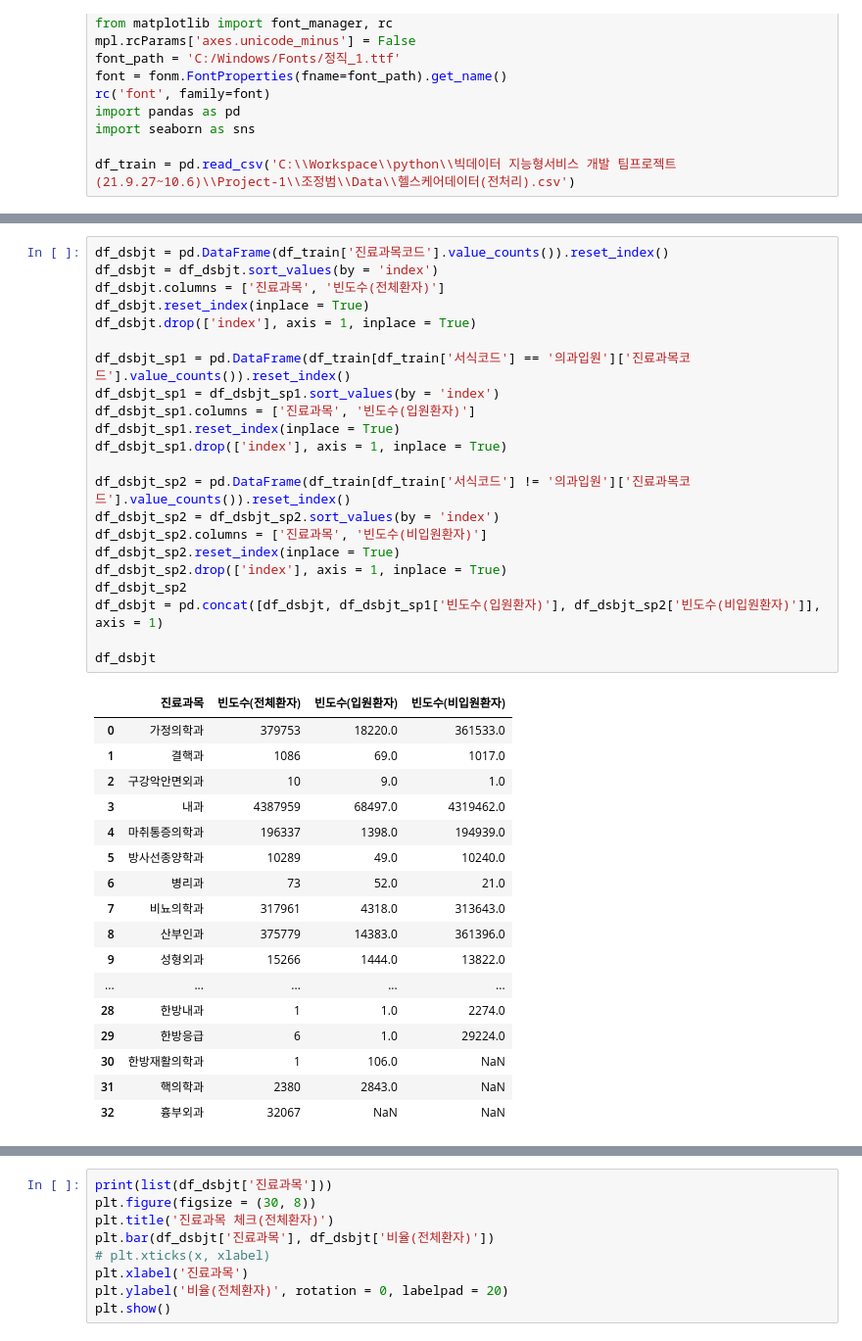
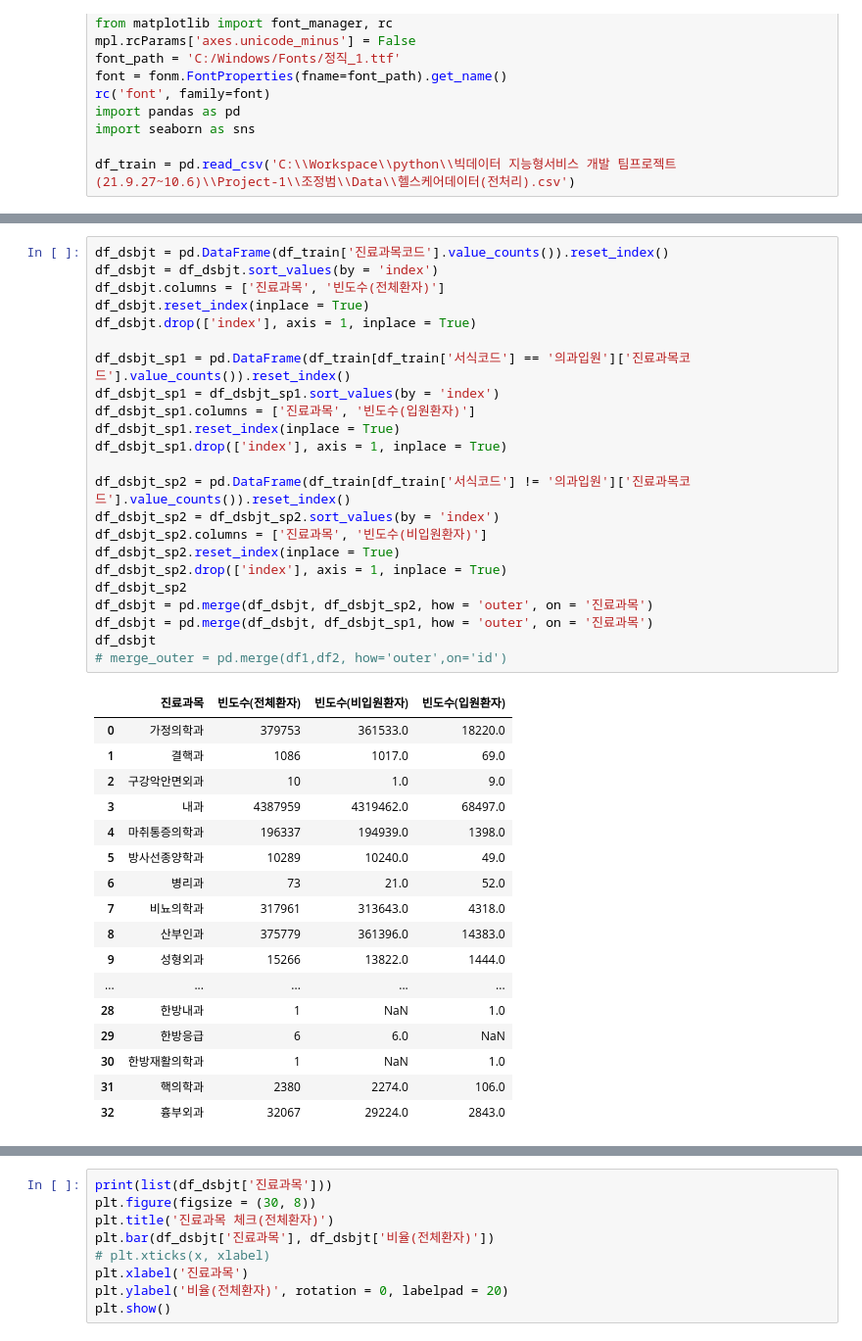
Before and after one commit to Data-PPOGAEGI/Project-1, a Jupyter notebook: 조정범/데이터 전처리 및 시각화2.ipynb, the cells around one changed output, grey strips where cells are left out. Shown at 98% size. Cells and saved outputs as stored; diff of their text form.

```diff
--- a/조정범/데이터 전처리 및 시각화2.ipynb
+++ b/조정범/데이터 전처리 및 시각화2.ipynb
@@ -22,43 +22,44 @@ df_train.head(2)
 # %%
 df_dsbjt = pd.DataFrame(df_train['진료과목코드'].value_counts()).reset_index()
 df_dsbjt = df_dsbjt.sort_values(by = 'index')
 df_dsbjt.columns = ['진료과목', '빈도수(전체환자)']
 df_dsbjt.reset_index(inplace = True)
 df_dsbjt.drop(['index'], axis = 1, inplace = True)
 
 df_dsbjt_sp1 = pd.DataFrame(df_train[df_train['서식코드'] == '의과입원']['진료과목코드'].value_counts()).reset_index()
 df_dsbjt_sp1 = df_dsbjt_sp1.sort_values(by = 'index')
 df_dsbjt_sp1.columns = ['진료과목', '빈도수(입원환자)']
 df_dsbjt_sp1.reset_index(inplace = True)
 df_dsbjt_sp1.drop(['index'], axis = 1, inplace = True)
 
 df_dsbjt_sp2 = pd.DataFrame(df_train[df_train['서식코드'] != '의과입원']['진료과목코드'].value_counts()).reset_index()
 df_dsbjt_sp2 = df_dsbjt_sp2.sort_values(by = 'index')
 df_dsbjt_sp2.columns = ['진료과목', '빈도수(비입원환자)']
 df_dsbjt_sp2.reset_index(inplace = True)
 df_dsbjt_sp2.drop(['index'], axis = 1, inplace = True)
 df_dsbjt_sp2
-df_dsbjt = pd.concat([df_dsbjt, df_dsbjt_sp1['빈도수(입원환자)'], df_dsbjt_sp2['빈도수(비입원환자)']], axis = 1)
-
+df_dsbjt = pd.merge(df_dsbjt, df_dsbjt_sp2, how = 'outer', on = '진료과목')
+df_dsbjt = pd.merge(df_dsbjt, df_dsbjt_sp1, how = 'outer', on = '진료과목')
 df_dsbjt
+# merge_outer = pd.merge(df1,df2, how='outer',on='id')
 # %% [output]
-|  | 진료과목 | 빈도수(전체환자) | 빈도수(입원환자) | 빈도수(비입원환자) |
-| 0 | 가정의학과 | 379753 | 18220.0 | 361533.0 |
-| 1 | 결핵과 | 1086 | 69.0 | 1017.0 |
-| 2 | 구강악안면외과 | 10 | 9.0 | 1.0 |
-| 3 | 내과 | 4387959 | 68497.0 | 4319462.0 |
-| 4 | 마취통증의학과 | 196337 | 1398.0 | 194939.0 |
-| 5 | 방사선종양학과 | 10289 | 49.0 | 10240.0 |
-| 6 | 병리과 | 73 | 52.0 | 21.0 |
-| 7 | 비뇨의학과 | 317961 | 4318.0 | 313643.0 |
-| 8 | 산부인과 | 375779 | 14383.0 | 361396.0 |
-| 9 | 성형외과 | 15266 | 1444.0 | 13822.0 |
+|  | 진료과목 | 빈도수(전체환자) | 빈도수(비입원환자) | 빈도수(입원환자) |
+| 0 | 가정의학과 | 379753 | 361533.0 | 18220.0 |
+| 1 | 결핵과 | 1086 | 1017.0 | 69.0 |
+| 2 | 구강악안면외과 | 10 | 1.0 | 9.0 |
+| 3 | 내과 | 4387959 | 4319462.0 | 68497.0 |
+| 4 | 마취통증의학과 | 196337 | 194939.0 | 1398.0 |
+| 5 | 방사선종양학과 | 10289 | 10240.0 | 49.0 |
+| 6 | 병리과 | 73 | 21.0 | 52.0 |
+| 7 | 비뇨의학과 | 317961 | 313643.0 | 4318.0 |
+| 8 | 산부인과 | 375779 | 361396.0 | 14383.0 |
+| 9 | 성형외과 | 15266 | 13822.0 | 1444.0 |
 | ... | ... | ... | ... | ... |
-| 28 | 한방내과 | 1 | 1.0 | 2274.0 |
-| 29 | 한방응급 | 6 | 1.0 | 29224.0 |
-| 30 | 한방재활의학과 | 1 | 106.0 | NaN |
-| 31 | 핵의학과 | 2380 | 2843.0 | NaN |
-| 32 | 흉부외과 | 32067 | NaN | NaN |
+| 28 | 한방내과 | 1 | NaN | 1.0 |
+| 29 | 한방응급 | 6 | 6.0 | NaN |
+| 30 | 한방재활의학과 | 1 | NaN | 1.0 |
+| 31 | 핵의학과 | 2380 | 2274.0 | 106.0 |
+| 32 | 흉부외과 | 32067 | 29224.0 | 2843.0 |
 # %%
 df_dsbjt['빈도수(입원환자)'][np.isnan(df_dsbjt['빈도수(입원환자)'])] = 0
 df_dsbjt['빈도수(비입원환자)'][np.isnan(df_dsbjt['빈도수(비입원환자)'])] = 0
```
Also changed, not shown: parts of 7 cells of this notebook, 3 other files.
